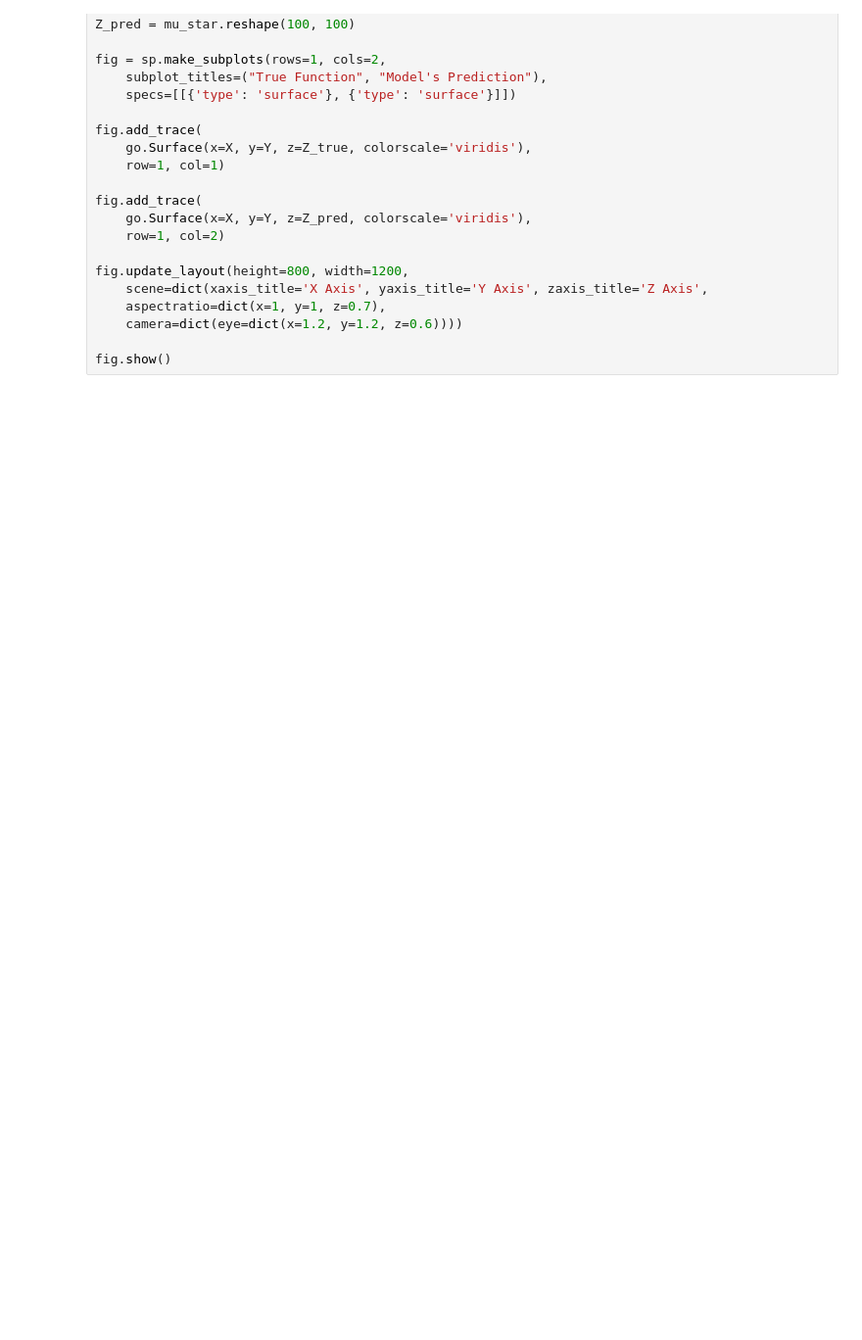
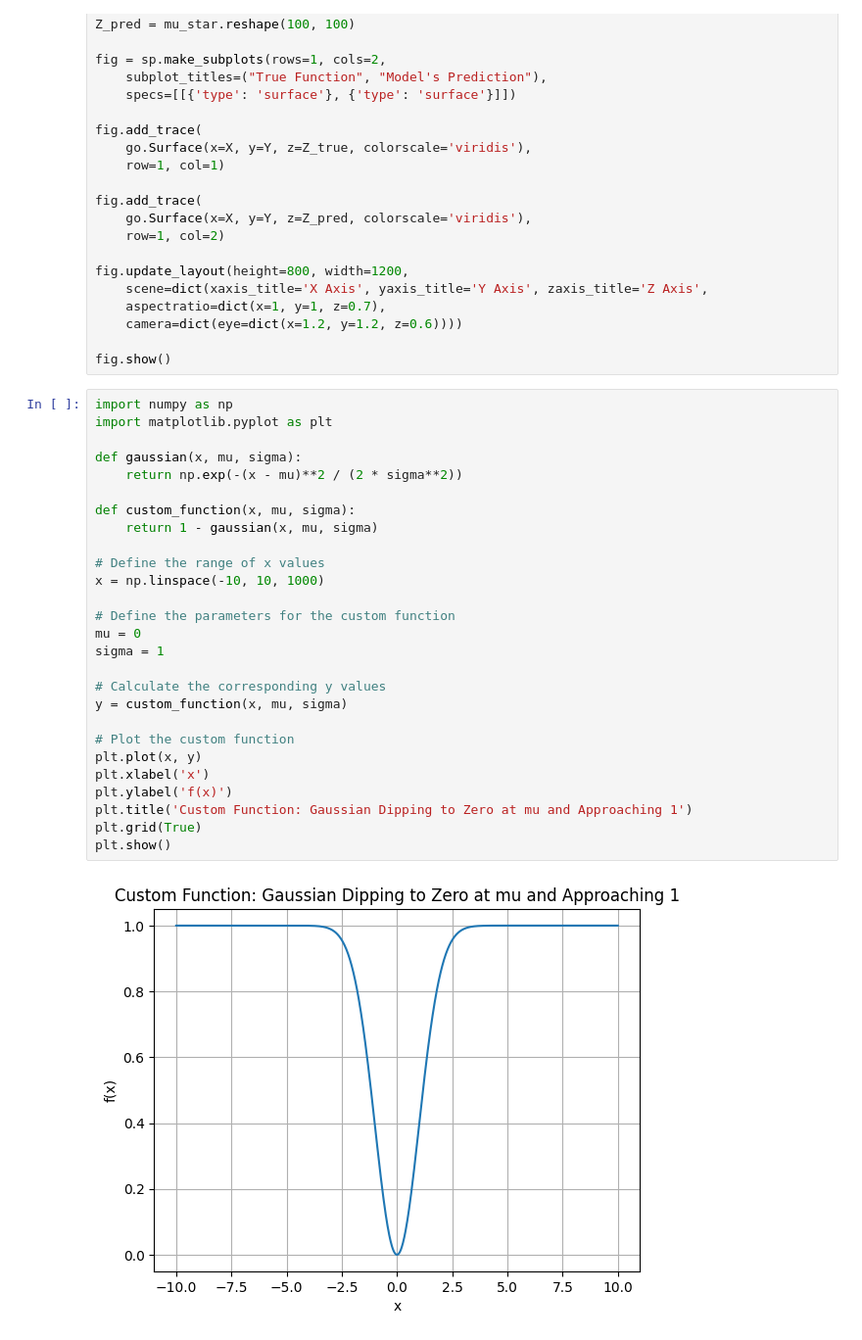
Before and after one commit to NG-Bullseye/BlackboxOptimisation, a Jupyter notebook: 3.7_3D_plotting_wd.ipynb, the cells around one changed output. Shown at 98% size. Cells and saved outputs as stored; diff of their text form; blank space fills up the shorter version.

```diff
--- a/3.7_3D_plotting_wd.ipynb
+++ b/3.7_3D_plotting_wd.ipynb
@@ -77,3 +77,32 @@ fig.update_layout(height=800, width=1200,
     camera=dict(eye=dict(x=1.2, y=1.2, z=0.6))))
 
 fig.show()
+# %%
+import numpy as np
+import matplotlib.pyplot as plt
+
+def gaussian(x, mu, sigma):
+    return np.exp(-(x - mu)**2 / (2 * sigma**2))
+
+def custom_function(x, mu, sigma):
+    return 1 - gaussian(x, mu, sigma)
+
+# Define the range of x values
+x = np.linspace(-10, 10, 1000)
+
+# Define the parameters for the custom function
+mu = 0
+sigma = 1
+
+# Calculate the corresponding y values
+y = custom_function(x, mu, sigma)
+
+# Plot the custom function
+plt.plot(x, y)
+plt.xlabel('x')
+plt.ylabel('f(x)')
+plt.title('Custom Function: Gaussian Dipping to Zero at mu and Approaching 1')
+plt.grid(True)
+plt.show()
+# %% [output]
+[figure, added]
```
Also changed, not shown: 16 other files.
